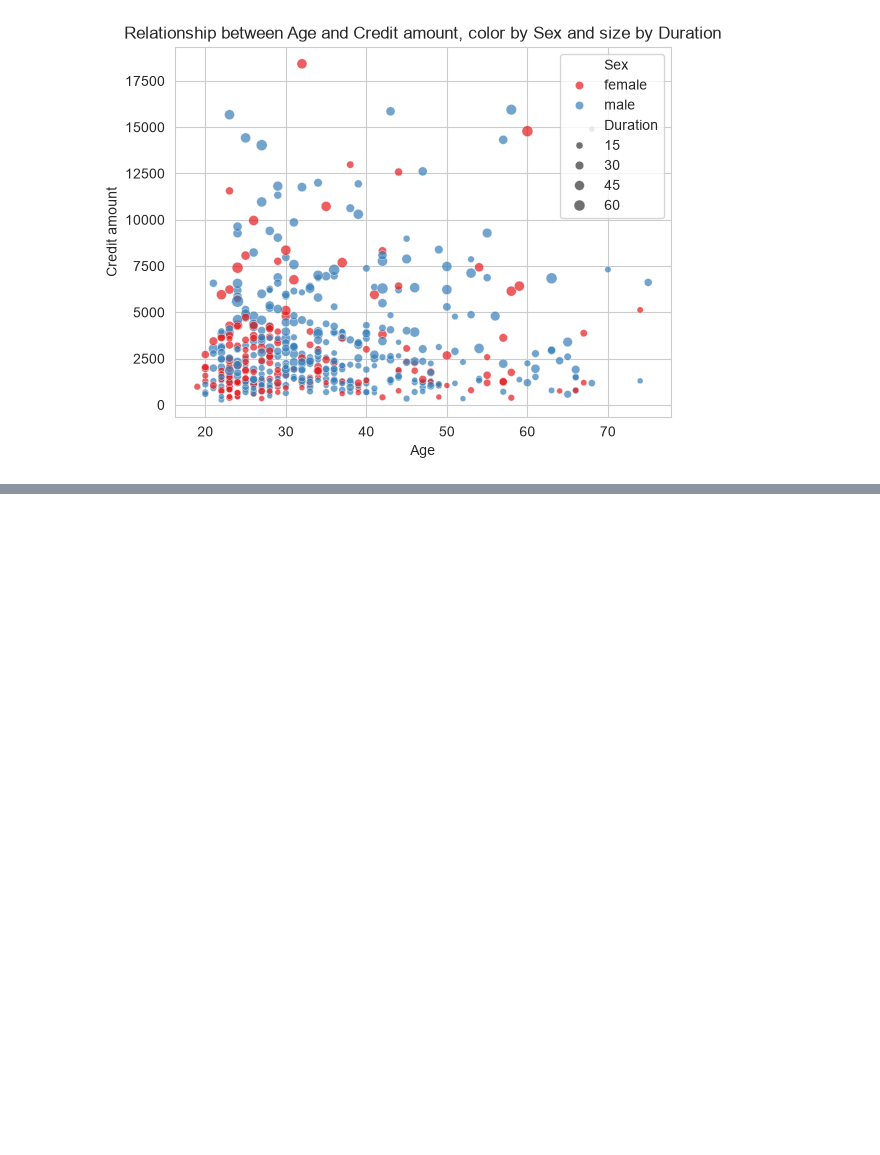
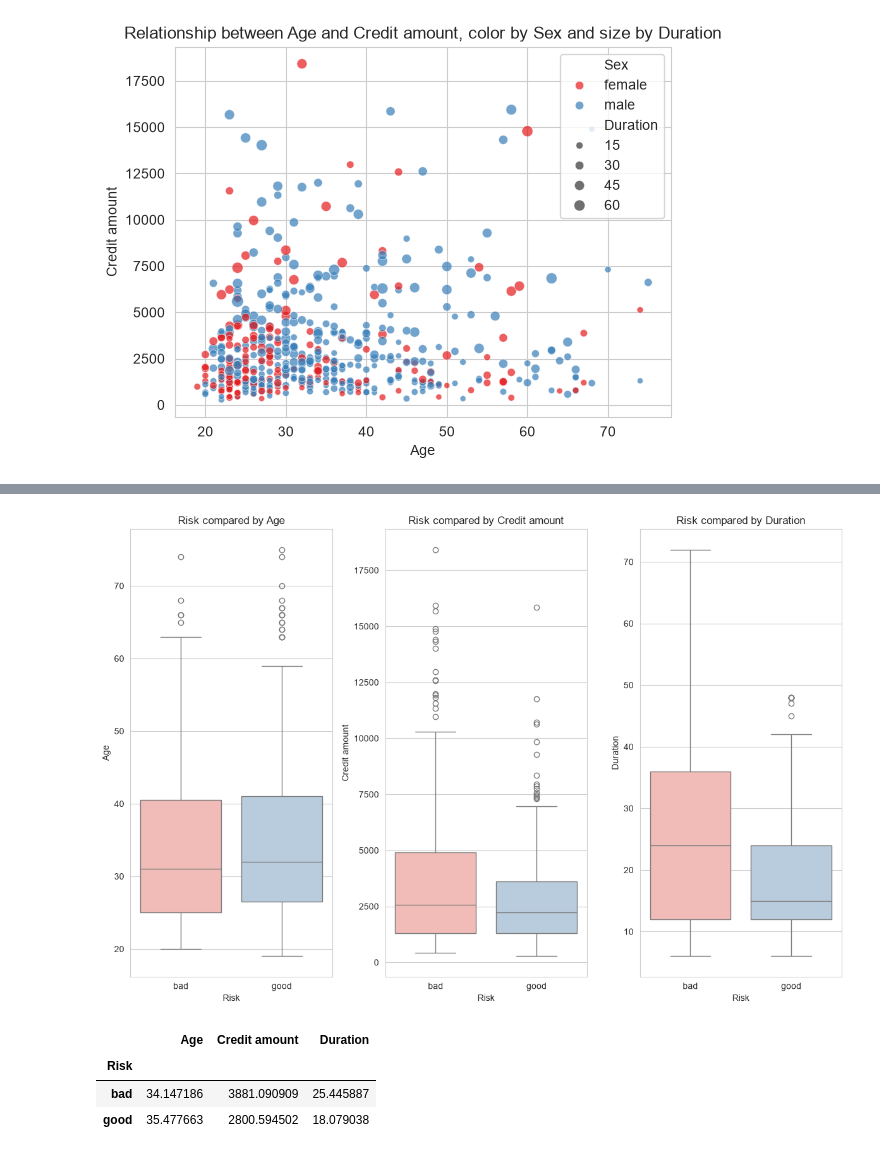
Before and after one commit to Immy101/creditriskmodel, a Jupyter notebook: basics/analysis_model.ipynb, the cells around one changed output, grey strips where cells are left out. Cells and saved outputs as stored; diff of their text form; code cells hidden in the pictures; blank space fills up the shorter version.

```diff
--- a/basics/analysis_model.ipynb
+++ b/basics/analysis_model.ipynb
@@ -204,0 +222,17 @@ plt.show()
+# %%
+plt.figure(figsize=(12,8))
+for i, col in enumerate(["Age","Credit amount","Duration"]):
+    plt.subplot(1,3, i+1)
+    sns.boxplot(data=df, x="Risk", hue="Risk", legend=False, y=col, palette="Pastel1")
+    plt.title(f"Risk compared by {col}")
+plt.tight_layout()
+plt.show()
+# %% [output]
+[figure, added]
+# %%
+df.groupby("Risk")[["Age","Credit amount","Duration"]].mean()
+# %% [output]
+|  | Age | Credit amount | Duration |
+| Risk |  |  |  |
+| bad | 34.147186 | 3881.090909 | 25.445887 |
+| good | 35.477663 | 2800.594502 | 18.079038 |
```
Also changed, not shown: parts of 4 cells of this notebook.
